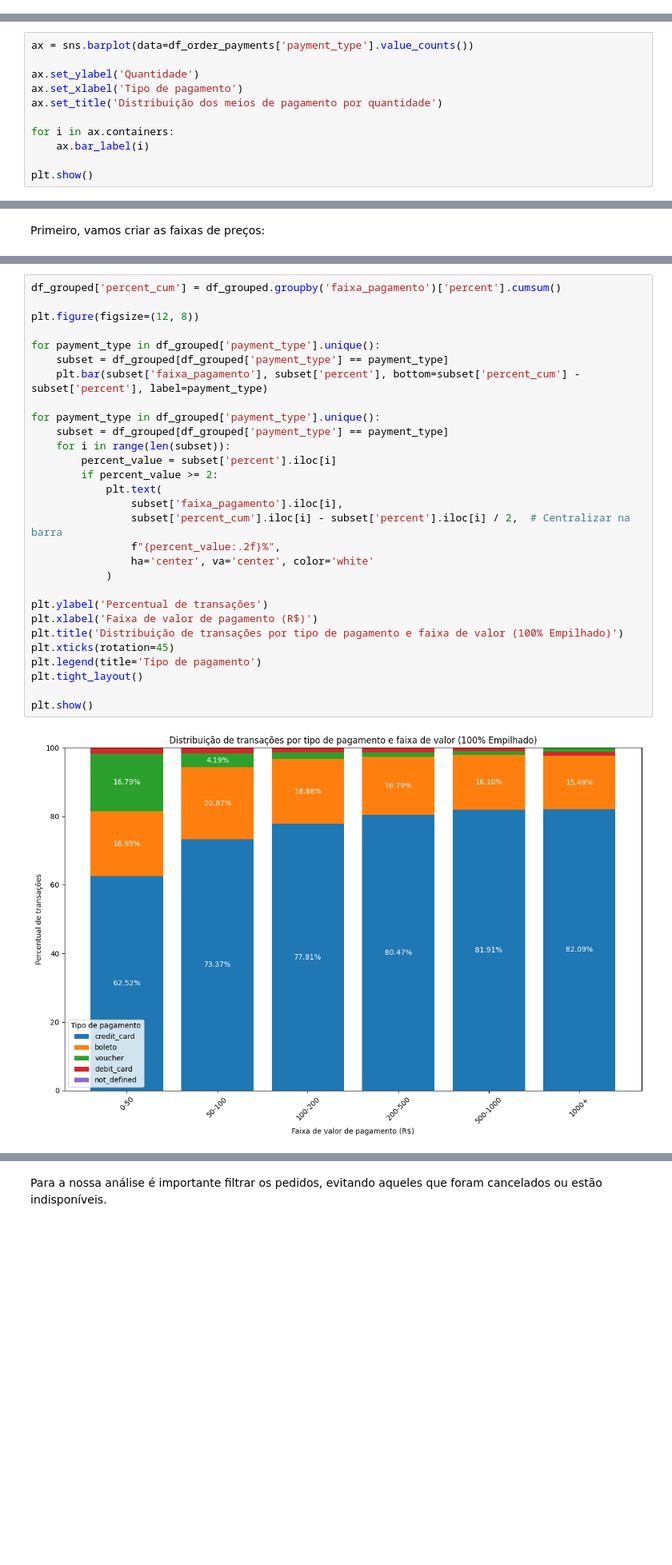
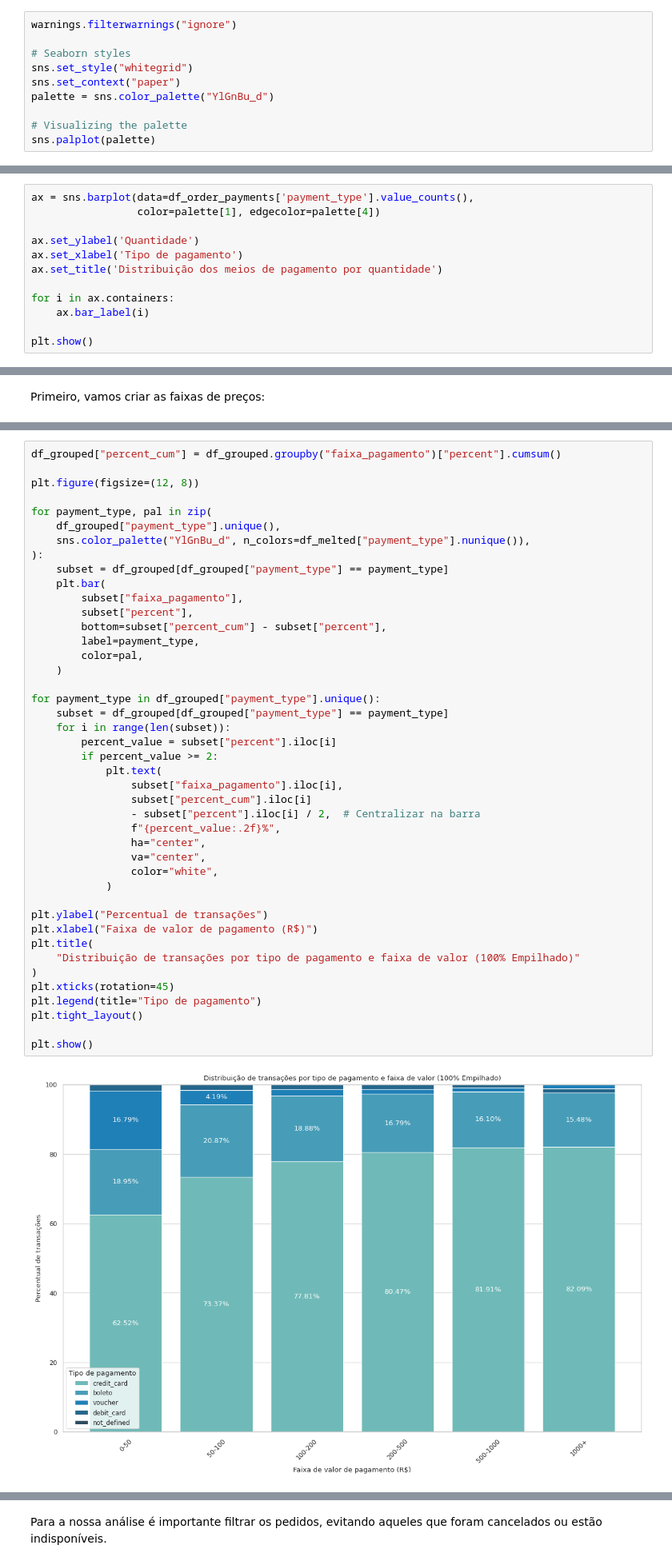
Before and after one commit to 4m0r1m/estatistica-um-projeto, a Jupyter notebook: notebook_storytelling.ipynb, the cells around one changed output, grey strips where cells are left out. Shown at 80% size. Saved outputs shown, nothing was run; the diff lists cells and outputs as text; blank space fills up the shorter version.

```diff
--- a/notebook_storytelling.ipynb
+++ b/notebook_storytelling.ipynb
@@ -10,0 +9,10 @@ warnings.filterwarnings("ignore")
+# %%
+warnings.filterwarnings("ignore")
+
+# Seaborn styles
+sns.set_style("whitegrid")
+sns.set_context("paper")
+palette = sns.color_palette("YlGnBu_d")
+
+# Visualizing the palette
+sns.palplot(palette)
@@ -101,7 +111,8 @@ df_products
 # %% [markdown]
 Meios de pagamento mais de forma geral
 # %%
-ax = sns.barplot(data=df_order_payments['payment_type'].value_counts())
+ax = sns.barplot(data=df_order_payments['payment_type'].value_counts(),
+                 color=palette[1], edgecolor=palette[4])
 
 ax.set_ylabel('Quantidade')
 ax.set_xlabel('Tipo de pagamento')
@@ -262,34 +304,48 @@ plt.show()
 # %%
-df_grouped['percent_cum'] = df_grouped.groupby('faixa_pagamento')['percent'].cumsum()
+df_grouped["percent_cum"] = df_grouped.groupby("faixa_pagamento")["percent"].cumsum()
 
 plt.figure(figsize=(12, 8))
 
-for payment_type in df_grouped['payment_type'].unique():
-    subset = df_grouped[df_grouped['payment_type'] == payment_type]
-    plt.bar(subset['faixa_pagamento'], subset['percent'], bottom=subset['percent_cum'] - subset['percent'], label=payment_type)
+for payment_type, pal in zip(
+    df_grouped["payment_type"].unique(),
+    sns.color_palette("YlGnBu_d", n_colors=df_melted["payment_type"].nunique()),
+):
+    subset = df_grouped[df_grouped["payment_type"] == payment_type]
+    plt.bar(
+        subset["faixa_pagamento"],
+        subset["percent"],
+        bottom=subset["percent_cum"] - subset["percent"],
+        label=payment_type,
+        color=pal,
+    )
 
-for payment_type in df_grouped['payment_type'].unique():
-    subset = df_grouped[df_grouped['payment_type'] == payment_type]
+for payment_type in df_grouped["payment_type"].unique():
+    subset = df_grouped[df_grouped["payment_type"] == payment_type]
     for i in range(len(subset)):
-        percent_value = subset['percent'].iloc[i]
+        percent_value = subset["percent"].iloc[i]
         if percent_value >= 2:
             plt.text(
-                subset['faixa_pagamento'].iloc[i],
-                subset['percent_cum'].iloc[i] - subset['percent'].iloc[i] / 2,  # Centralizar na barra
+                subset["faixa_pagamento"].iloc[i],
+                subset["percent_cum"].iloc[i]
+                - subset["percent"].iloc[i] / 2,  # Centralizar na barra
                 f"{percent_value:.2f}%",
-                ha='center', va='center', color='white'
+                ha="center",
+                va="center",
+                color="white",
             )
 
-plt.ylabel('Percentual de transações')
-plt.xlabel('Faixa de valor de pagamento (R$)')
-plt.title('Distribuição de transações por tipo de pagamento e faixa de valor (100% Empilhado)')
+plt.ylabel("Percentual de transações")
+plt.xlabel("Faixa de valor de pagamento (R$)")
+plt.title(
+    "Distribuição de transações por tipo de pagamento e faixa de valor (100% Empilhado)"
+)
 plt.xticks(rotation=45)
-plt.legend(title='Tipo de pagamento')
+plt.legend(title="Tipo de pagamento")
 plt.tight_layout()
 
 plt.show()
 # %% [output]
-[figure, old version]
+[figure, new version]
 # %% [markdown]
 Algumas conclusões sobre a análise dos meios de pagamento:
 
```
Also changed, not shown: parts of 17 cells of this notebook.
